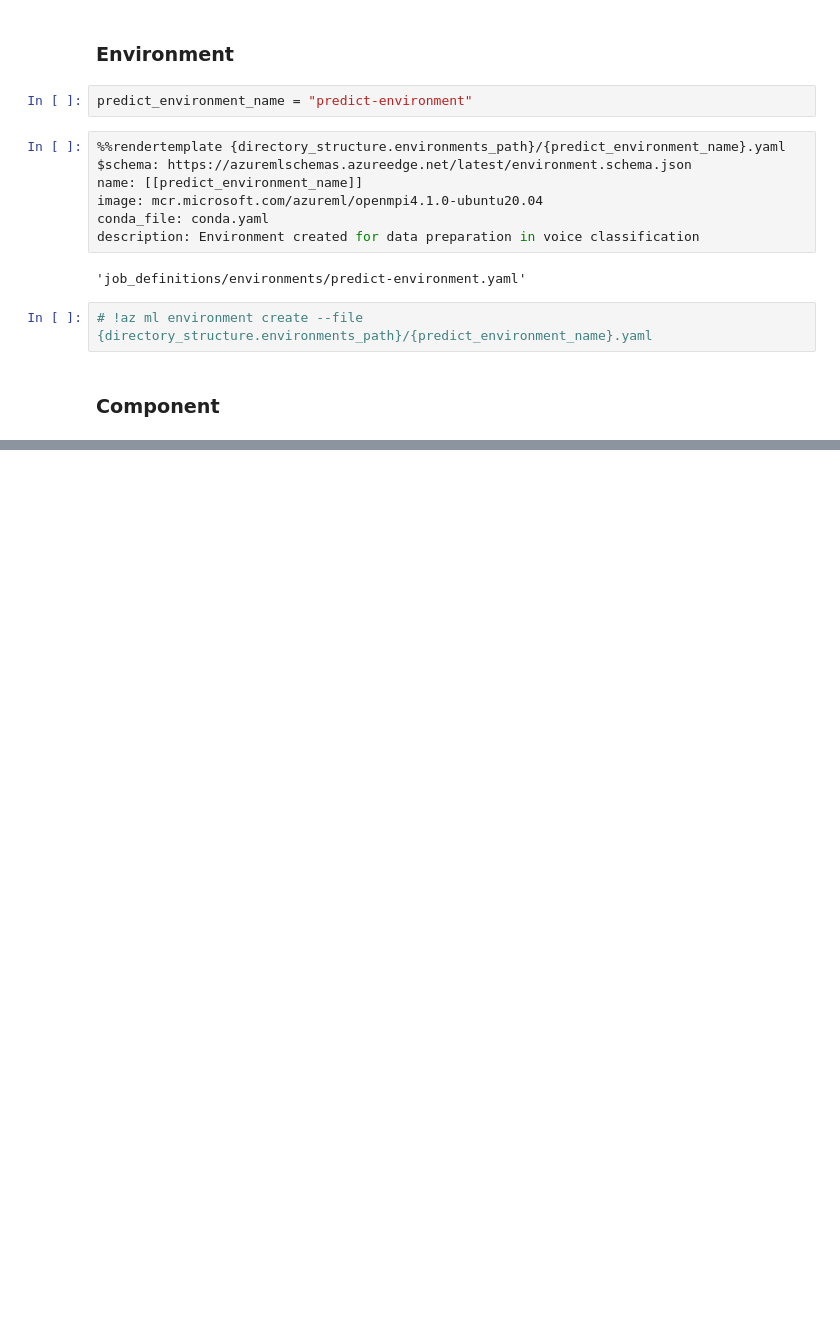
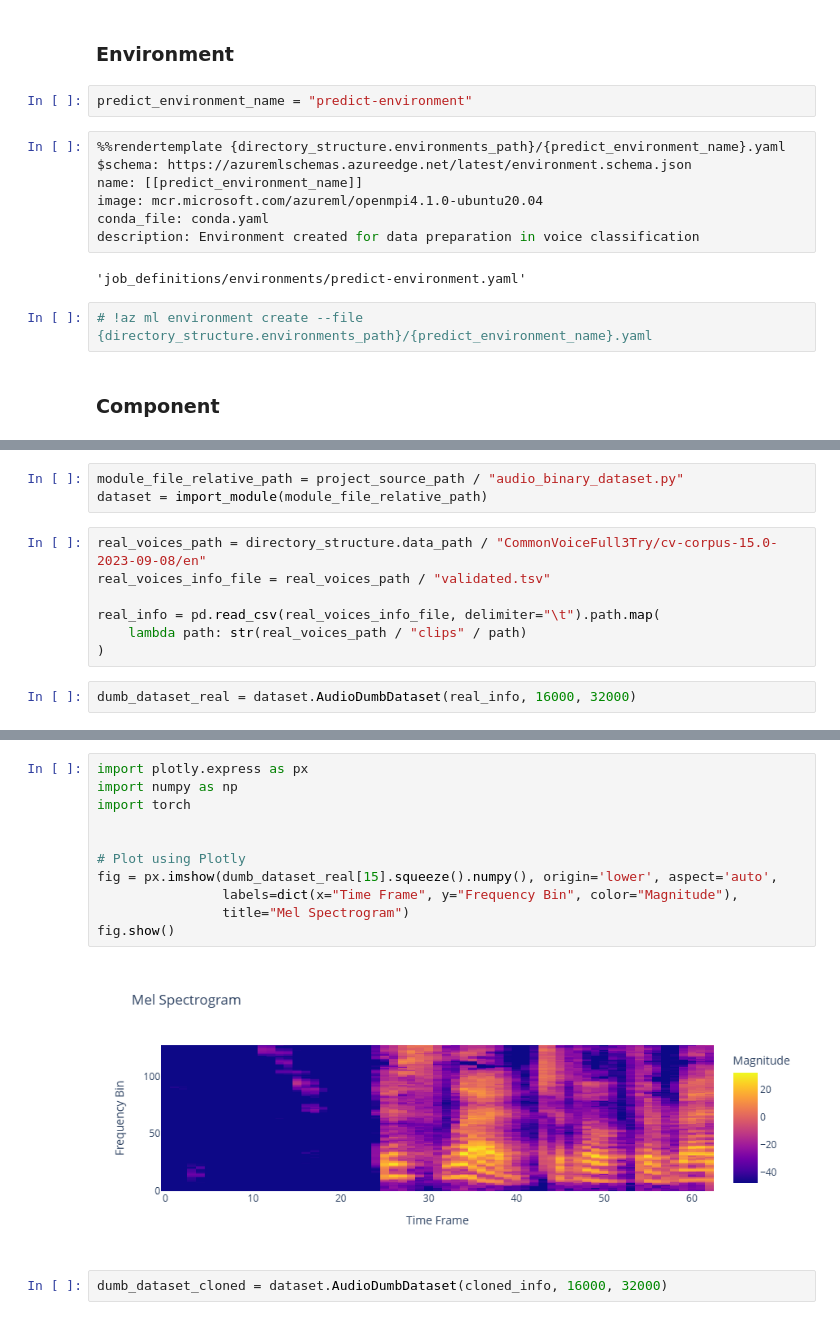
Before and after one commit to rubchume/VoiceCloningFakeAudioDetection, a Jupyter notebook: notebooks_classification/CNN_voice_prediction.ipynb, the cells around one changed output, grey strips where cells are left out. Drawn from its saved outputs; the diff is of its cells as text; blank space fills up the shorter version.

```diff
--- a/notebooks_classification/CNN_voice_prediction.ipynb
+++ b/notebooks_classification/CNN_voice_prediction.ipynb
@@ -539,0 +821,12 @@ Class BaseIntellectualPropertySchema: This is an experimental class, and may cha
+# %%
+module_file_relative_path = project_source_path / "audio_binary_dataset.py"
+dataset = import_module(module_file_relative_path)
+# %%
+real_voices_path = directory_structure.data_path / "CommonVoiceFull3Try/cv-corpus-15.0-2023-09-08/en"
+real_voices_info_file = real_voices_path / "validated.tsv"
+
+real_info = pd.read_csv(real_voices_info_file, delimiter="\t").path.map(
+    lambda path: str(real_voices_path / "clips" / path)
+)
+# %%
+dumb_dataset_real = dataset.AudioDumbDataset(real_info, 16000, 32000)
@@ -539,0 +855,15 @@ Class BaseIntellectualPropertySchema: This is an experimental class, and may cha
+# %%
+import plotly.express as px
+import numpy as np
+import torch
+
+
+# Plot using Plotly
+fig = px.imshow(dumb_dataset_real[15].squeeze().numpy(), origin='lower', aspect='auto',
+                labels=dict(x="Time Frame", y="Frequency Bin", color="Magnitude"),
+                title="Mel Spectrogram")
+fig.show()
+# %% [output]
+[figure, added]
+# %%
+dumb_dataset_cloned = dataset.AudioDumbDataset(cloned_info, 16000, 32000)
```
Also changed, not shown: parts of 43 cells of this notebook, 11 other files.
